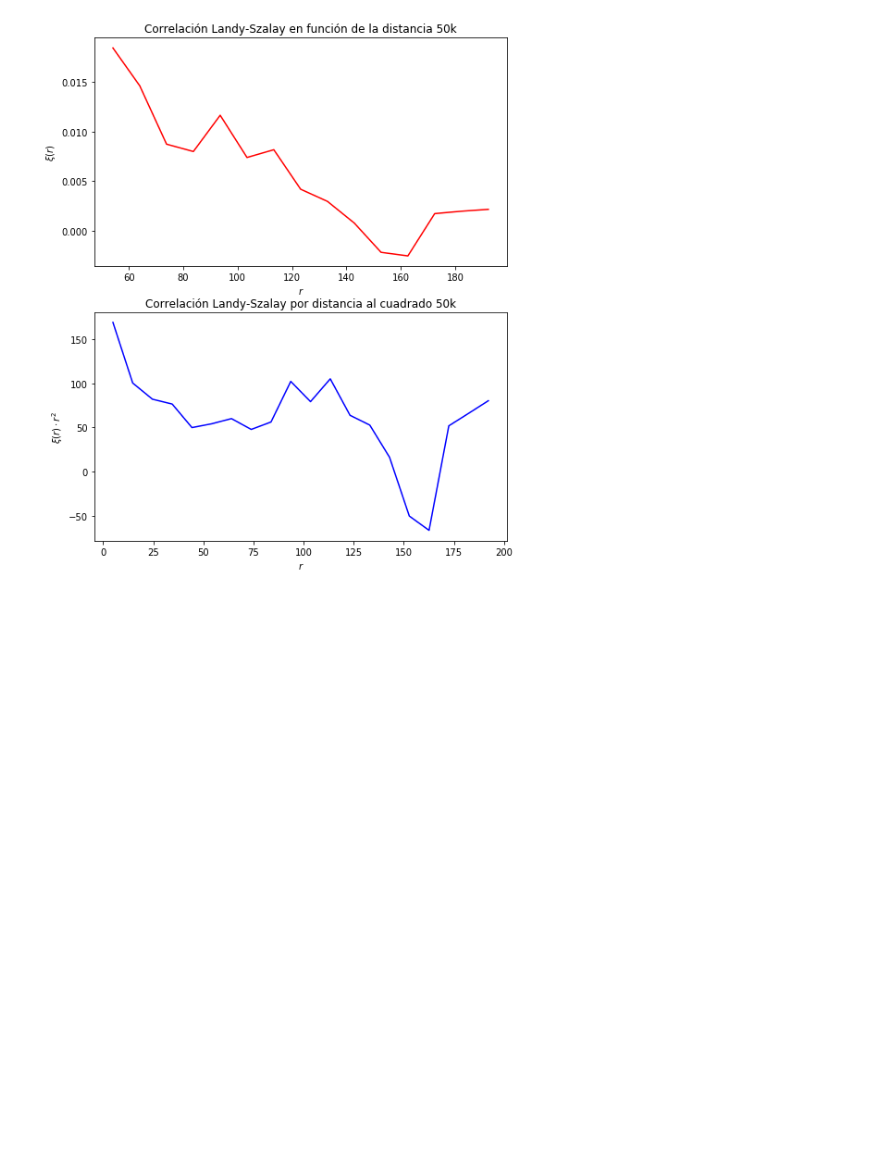
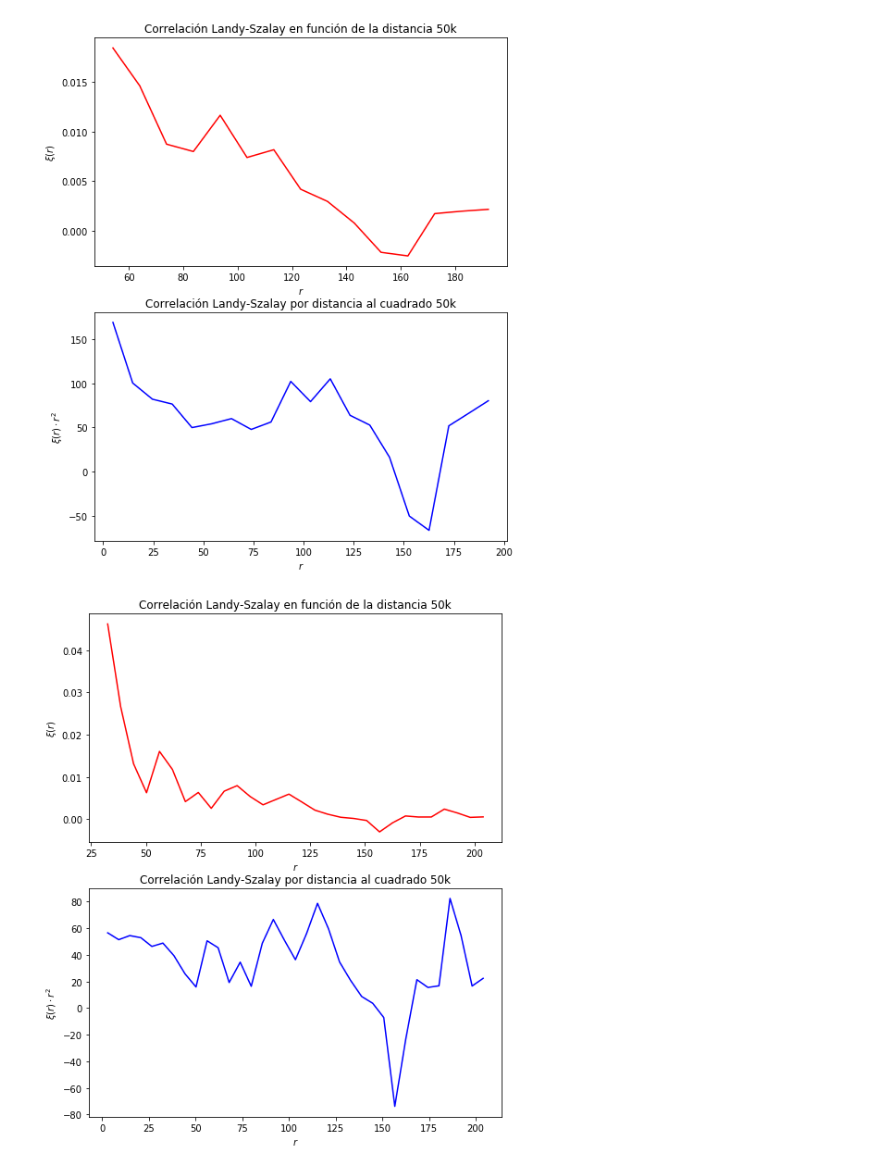
Before and after one commit to DCIDA2019/da2020-ChavezUriel, a Jupyter notebook: Remoto_Semana6/Semana6.ipynb, the cells around one changed output. Saved outputs shown, nothing was run; the diff lists cells and outputs as text; code cells hidden in the pictures; blank space fills up the shorter version.

```diff
--- a/Remoto_Semana6/Semana6.ipynb
+++ b/Remoto_Semana6/Semana6.ipynb
@@ -207,3 +211,7 @@ graf(compactbins(ksils20k,5),[" Landy-Szalay","20k"],recorte=[0,20])
 graf(compactbins(ksils50k,5),[" Landy-Szalay","50k"],recorte=[0,20])
 # %% [output]
 [figure]
+# %%
+graf(compactbins(ksils50k,3),[" Landy-Szalay","50k"],recorte=[0,35])
+# %% [output]
+[figure, added]
```
Also changed, not shown: parts of 3 cells of this notebook.
